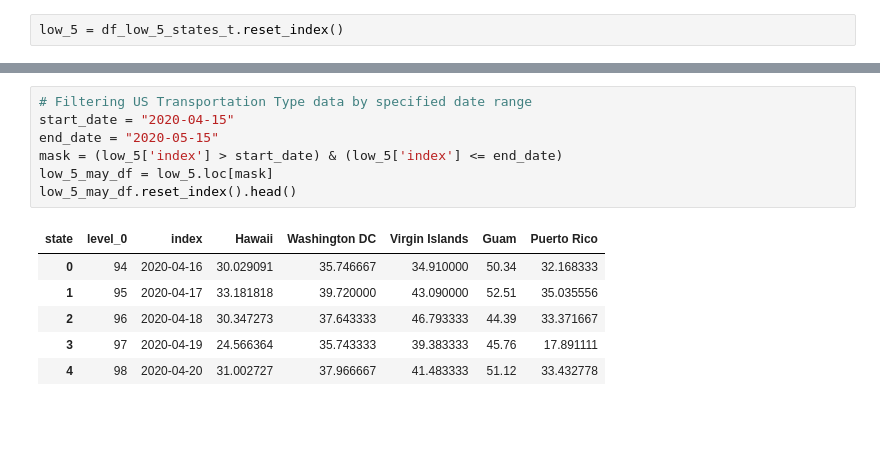
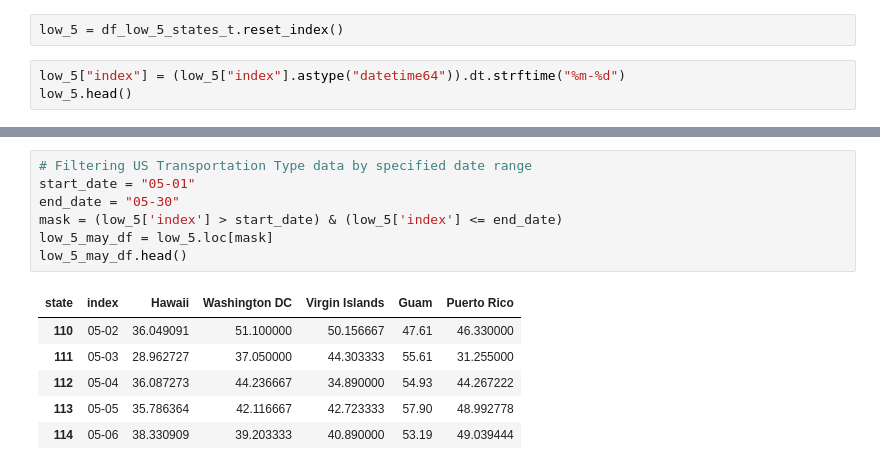
Before and after one commit to LisaHarrison08/Project_G4, a Jupyter notebook: Apple Mobility/Apple_Mobility.ipynb, the cells around one changed output, grey strips where cells are left out. Cells and saved outputs as stored; diff of their text form; blank space fills up the shorter version.

```diff
--- a/Apple Mobility/Apple_Mobility.ipynb
+++ b/Apple Mobility/Apple_Mobility.ipynb
@@ -394,3 +418,6 @@ plt.savefig('May Mobility Trends in Top 5 States.png')
 ### Mobility Data for lowest 5 States - Month of May
 # %%
 low_5 = df_low_5_states_t.reset_index()
+# %%
+low_5["index"] = (low_5["index"].astype("datetime64")).dt.strftime("%m-%d")
+low_5.head()
@@ -397,15 +431,15 @@ low_5 = df_low_5_states_t.reset_index()
 # %%
 # Filtering US Transportation Type data by specified date range
-start_date = "2020-04-15"
-end_date = "2020-05-15"
+start_date = "05-01"
+end_date = "05-30"
 mask = (low_5['index'] > start_date) & (low_5['index'] <= end_date)
 low_5_may_df = low_5.loc[mask]
-low_5_may_df.reset_index().head()
+low_5_may_df.head()
 # %% [output]
-| state | level_0 | index | Hawaii | Washington DC | Virgin Islands | Guam | Puerto Rico |
-| 0 | 94 | 2020-04-16 | 30.029091 | 35.746667 | 34.910000 | 50.34 | 32.168333 |
-| 1 | 95 | 2020-04-17 | 33.181818 | 39.720000 | 43.090000 | 52.51 | 35.035556 |
-| 2 | 96 | 2020-04-18 | 30.347273 | 37.643333 | 46.793333 | 44.39 | 33.371667 |
-| 3 | 97 | 2020-04-19 | 24.566364 | 35.743333 | 39.383333 | 45.76 | 17.891111 |
-| 4 | 98 | 2020-04-20 | 31.002727 | 37.966667 | 41.483333 | 51.12 | 33.432778 |
+| state | index | Hawaii | Washington DC | Virgin Islands | Guam | Puerto Rico |
+| 110 | 05-02 | 36.049091 | 51.100000 | 50.156667 | 47.61 | 46.330000 |
+| 111 | 05-03 | 28.962727 | 37.050000 | 44.303333 | 55.61 | 31.255000 |
+| 112 | 05-04 | 36.087273 | 44.236667 | 34.890000 | 54.93 | 44.267222 |
+| 113 | 05-05 | 35.786364 | 42.116667 | 42.723333 | 57.90 | 48.992778 |
+| 114 | 05-06 | 38.330909 | 39.203333 | 40.890000 | 53.19 | 49.039444 |
 # %%
```
Also changed, not shown: parts of 31 cells of this notebook, 8 other files.
